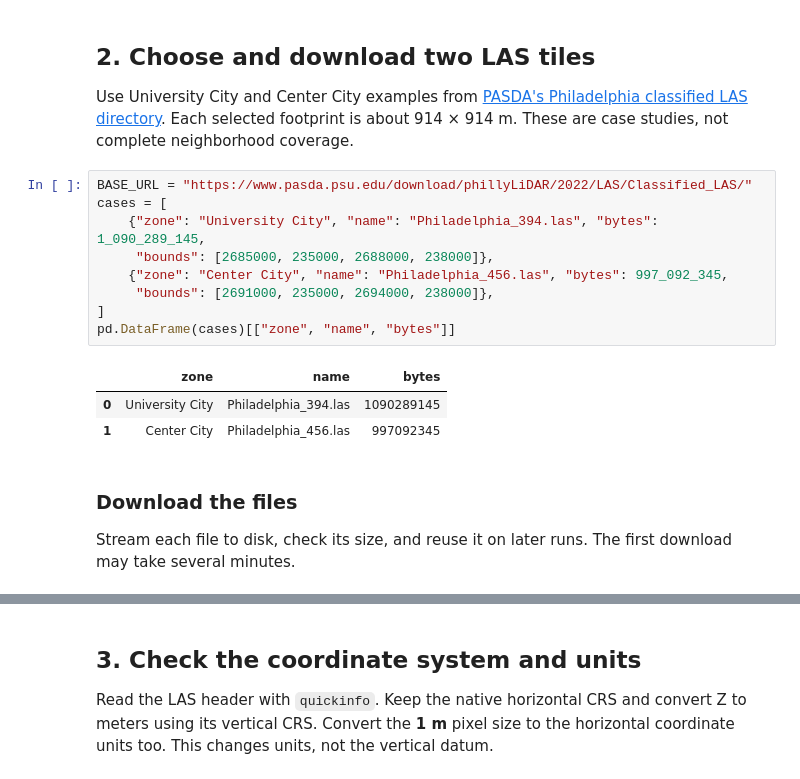
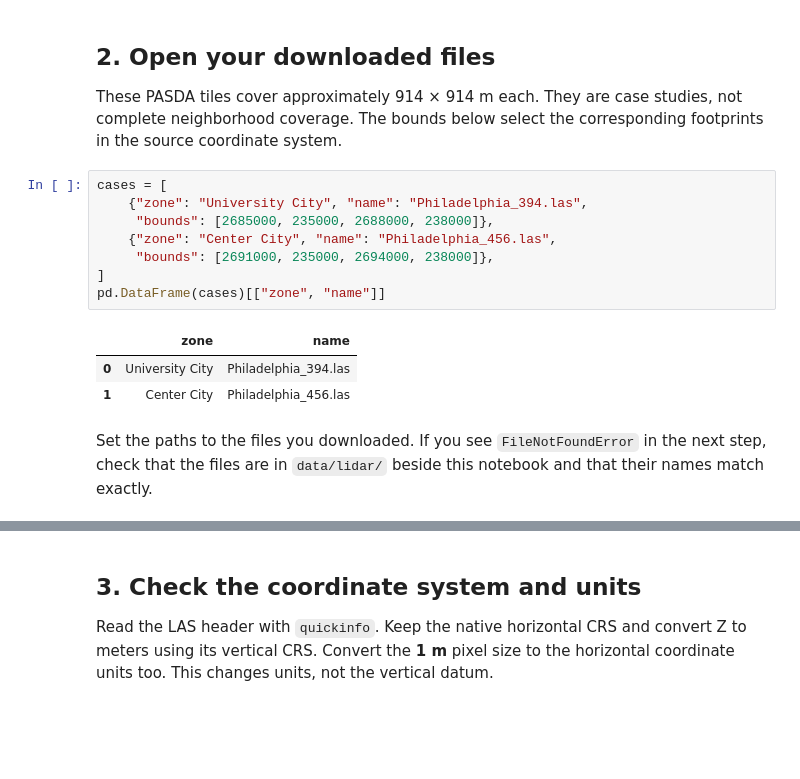
Before and after one commit to xiaojianggis/MUSA-5500-Geospatial-Data-Science-Python, a Jupyter notebook: public/labs/week11-large-data-viz-lidar/lecture-11B.ipynb, the cells around one changed output, grey strips where cells are left out. Drawn from its saved outputs; the diff is of its cells as text; blank space fills up the shorter version.

```diff
--- a/public/labs/week11-large-data-viz-lidar/lecture-11B.ipynb
+++ b/public/labs/week11-large-data-viz-lidar/lecture-11B.ipynb
@@ -63,22 +71,19 @@ Raw LAS cache: /Users/xiaojiang/.cache/musa550-week11/raw
 # %% [markdown]
-## 2. Choose and download two LAS tiles
+## 2. Open your downloaded files
 
-Use University City and Center City examples from [PASDA's Philadelphia classified LAS directory](https://www.pasda.psu.edu/download/phillyLiDAR/2022/LAS/Classified_LAS/). Each selected footprint is about 914 × 914 m. These are case studies, not complete neighborhood coverage.
+These PASDA tiles cover approximately 914 × 914 m each. They are case studies, not complete neighborhood coverage. The bounds below select the corresponding footprints in the source coordinate system.
 # %%
-BASE_URL = "https://www.pasda.psu.edu/download/phillyLiDAR/2022/LAS/Classified_LAS/"
 cases = [
-    {"zone": "University City", "name": "Philadelphia_394.las", "bytes": 1_090_289_145,
+    {"zone": "University City", "name": "Philadelphia_394.las",
      "bounds": [2685000, 235000, 2688000, 238000]},
-    {"zone": "Center City", "name": "Philadelphia_456.las", "bytes": 997_092_345,
+    {"zone": "Center City", "name": "Philadelphia_456.las",
      "bounds": [2691000, 235000, 2694000, 238000]},
 ]
-pd.DataFrame(cases)[["zone", "name", "bytes"]]
+pd.DataFrame(cases)[["zone", "name"]]
 # %% [output]
-|  | zone | name | bytes |
-| 0 | University City | Philadelphia_394.las | 1090289145 |
-| 1 | Center City | Philadelphia_456.las | 997092345 |
+|  | zone | name |
+| 0 | University City | Philadelphia_394.las |
+| 1 | Center City | Philadelphia_456.las |
 # %% [markdown]
-### Download the files
-
-Stream each file to disk, check its size, and reuse it on later runs. The first download may take several minutes.
+Set the paths to the files you downloaded. If you see `FileNotFoundError` in the next step, check that the files are in `data/lidar/` beside this notebook and that their names match exactly.
 # %%
```
Also changed, not shown: parts of 5 cells of this notebook, 4 other files.
